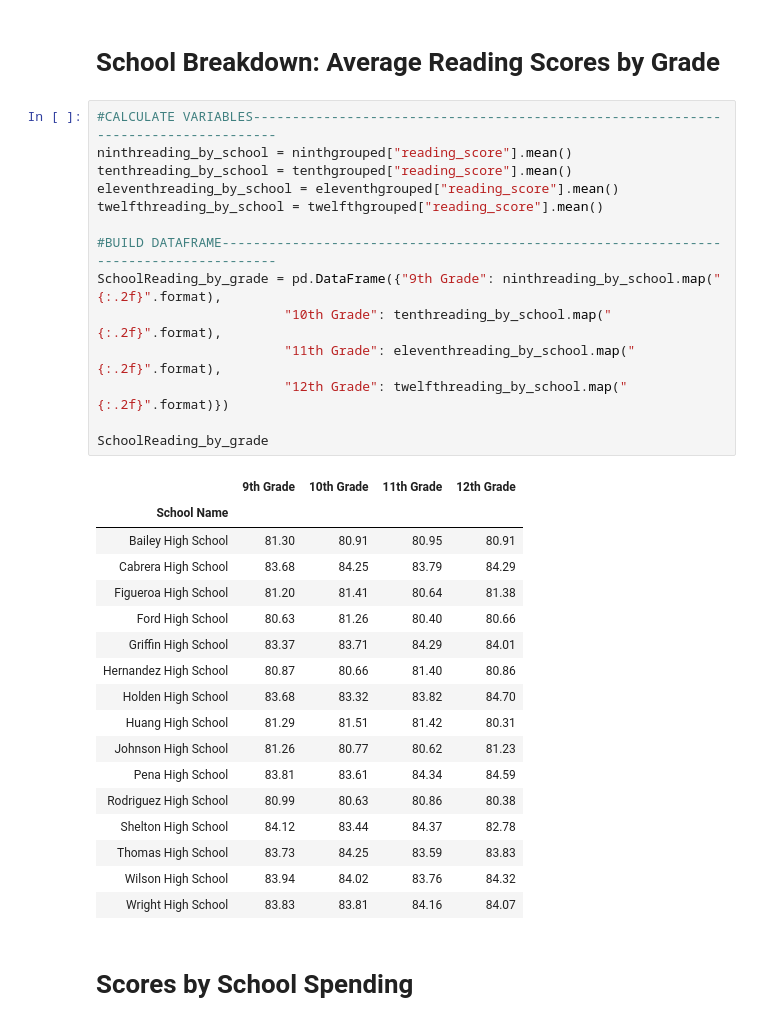
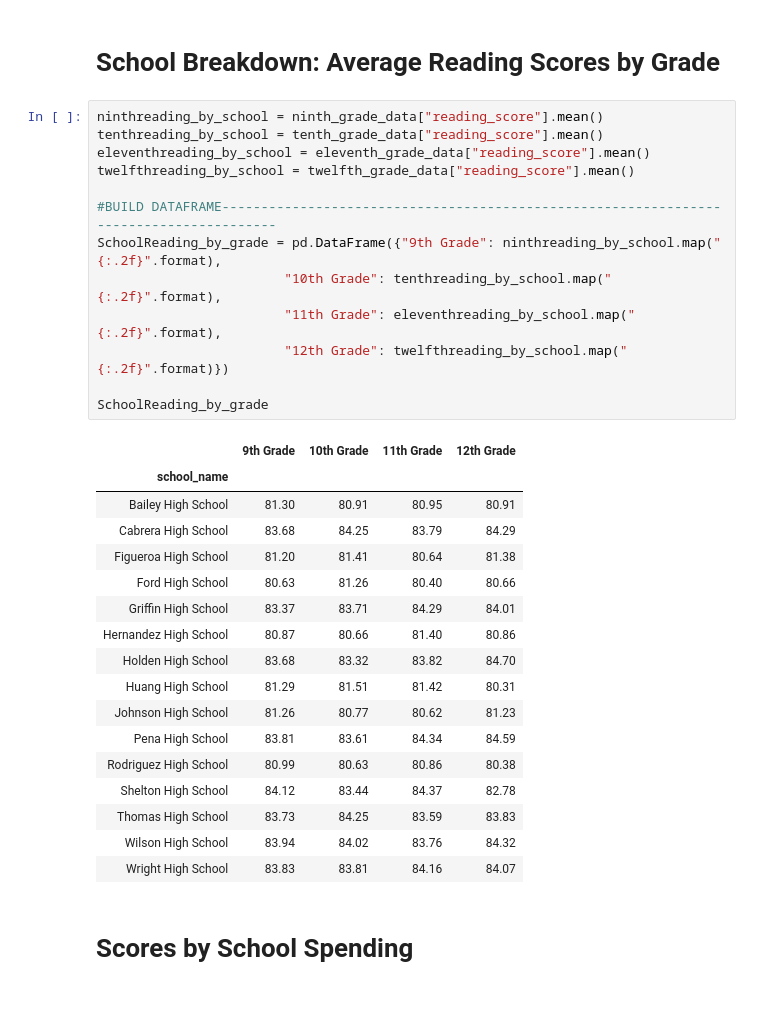
Before and after one commit to patelpurvip/Pandas-Analysis-School-Distrtict, a Jupyter notebook: School_district-math_reading_scores.ipynb, the cells around one changed output. Saved outputs shown, nothing was run; the diff lists cells and outputs as text.

```diff
--- a/School_district-math_reading_scores.ipynb
+++ b/School_district-math_reading_scores.ipynb
@@ -190,22 +190,21 @@ SchoolMath_by_grade
 # %% [markdown]
 # School Breakdown: Average Reading Scores by Grade
 # %%
-#CALCULATE VARIABLES-----------------------------------------------------------------------------------
-ninthreading_by_school = ninthgrouped["reading_score"].mean()
-tenthreading_by_school = tenthgrouped["reading_score"].mean()
-eleventhreading_by_school = eleventhgrouped["reading_score"].mean()
-twelfthreading_by_school = twelfthgrouped["reading_score"].mean()
+ninthreading_by_school = ninth_grade_data["reading_score"].mean()
+tenthreading_by_school = tenth_grade_data["reading_score"].mean()
+eleventhreading_by_school = eleventh_grade_data["reading_score"].mean()
+twelfthreading_by_school = twelfth_grade_data["reading_score"].mean()
 
 #BUILD DATAFRAME---------------------------------------------------------------------------------------
 SchoolReading_by_grade = pd.DataFrame({"9th Grade": ninthreading_by_school.map("{:.2f}".format),
                         "10th Grade": tenthreading_by_school.map("{:.2f}".format),
                         "11th Grade": eleventhreading_by_school.map("{:.2f}".format),
                         "12th Grade": twelfthreading_by_school.map("{:.2f}".format)})
 
 SchoolReading_by_grade
 # %% [output]
 |  | 9th Grade | 10th Grade | 11th Grade | 12th Grade |
-| School Name |  |  |  |  |
+| school_name |  |  |  |  |
 | Bailey High School | 81.30 | 80.91 | 80.95 | 80.91 |
 | Cabrera High School | 83.68 | 84.25 | 83.79 | 84.29 |
 | Figueroa High School | 81.20 | 81.41 | 80.64 | 81.38 |
```
Also changed, not shown: parts of 1 cell of this notebook.
